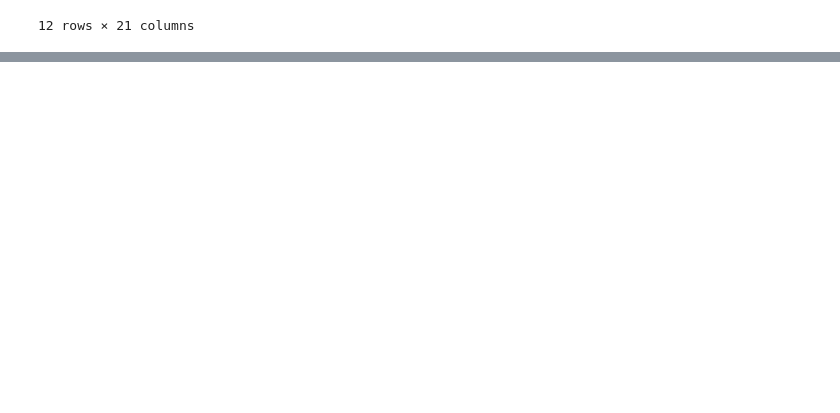
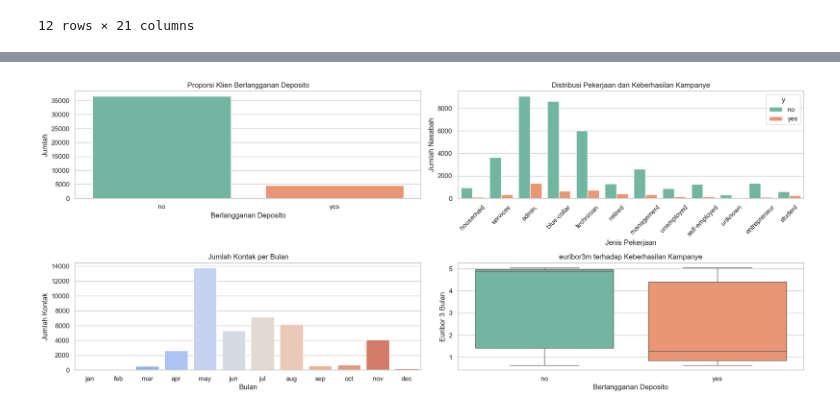
Before and after one commit to akmalraafid25/BetaGroup_JC_DS_OL_FinalProject, a Jupyter notebook: FinalProject.ipynb, the cells around one changed output, grey strips where cells are left out. Drawn from its saved outputs; the diff is of its cells as text; code cells hidden in the pictures; blank space fills up the shorter version.

```diff
--- a/FinalProject.ipynb
+++ b/FinalProject.ipynb
@@ -146,0 +367,37 @@ df.shape
+# %%
+sns.set(style="whitegrid")
+plt.figure(figsize=(18, 15))
+
+# 2. Proporsi Berlangganan Deposito
+plt.subplot(4, 2, 1)
+sns.countplot(data=df, x='y', palette='Set2')
+plt.title('Proporsi Klien Berlangganan Deposito')
+plt.xlabel('Berlangganan Deposito')
+plt.ylabel('Jumlah')
+
+# 3. Distribusi Pekerjaan dan Keberhasilan Kampanye
+plt.subplot(4, 2, 2)
+sns.countplot(data=df, x='job', hue='y', palette='Set2')
+plt.title('Distribusi Pekerjaan dan Keberhasilan Kampanye')
+plt.xlabel('Jenis Pekerjaan')
+plt.ylabel('Jumlah Nasabah')
+plt.xticks(rotation=45)
+
+# 4. Kontak per Bulan
+plt.subplot(4, 2, 3)
+sns.countplot(data=df, x='month', order=['jan','feb','mar','apr','may','jun','jul','aug','sep','oct','nov','dec'], palette='coolwarm')
+plt.title('Jumlah Kontak per Bulan')
+plt.xlabel('Bulan')
+plt.ylabel('Jumlah Kontak')
+
+# 5. Hubungan euribor3m dan y
+plt.subplot(4, 2, 4)
+sns.boxplot(data=df, x='y', y='euribor3m', palette='Set2')
+plt.title('euribor3m terhadap Keberhasilan Kampanye')
+plt.xlabel('Berlangganan Deposito')
+plt.ylabel('Euribor 3 Bulan')
+
+plt.tight_layout()
+plt.show()
+# %% [output]
+[figure, added]
```
Also changed, not shown: parts of 32 cells of this notebook.
